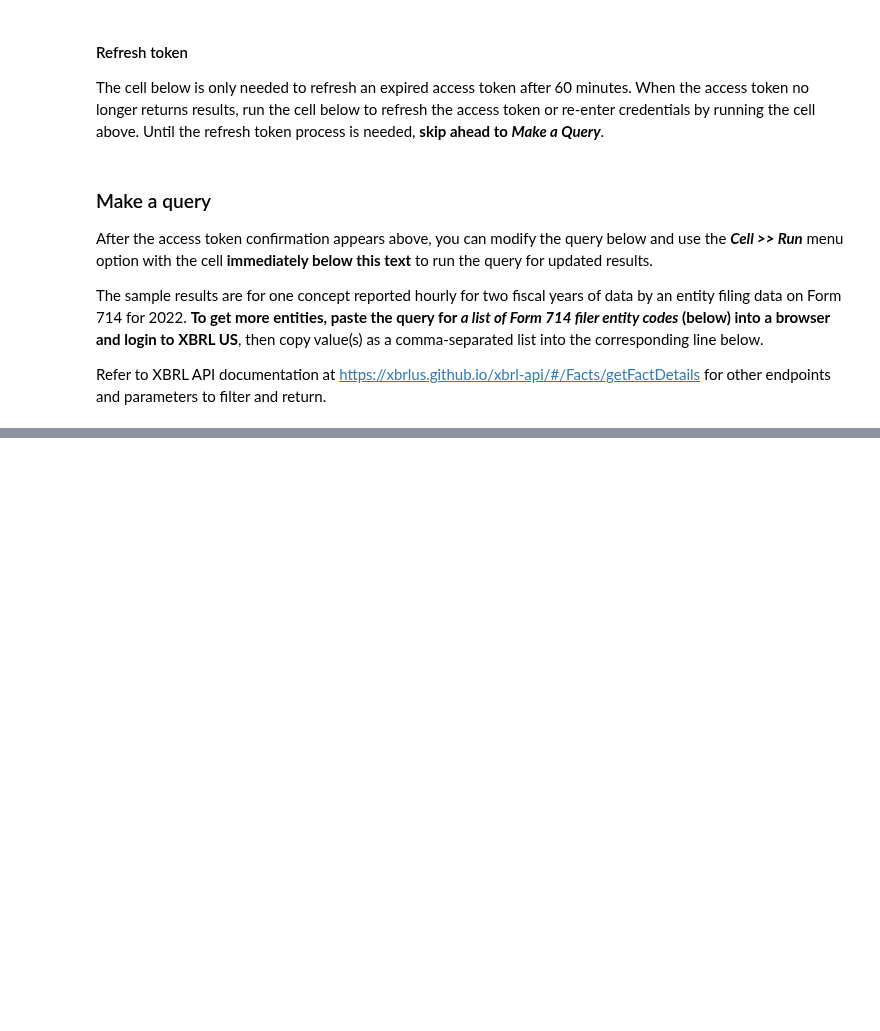
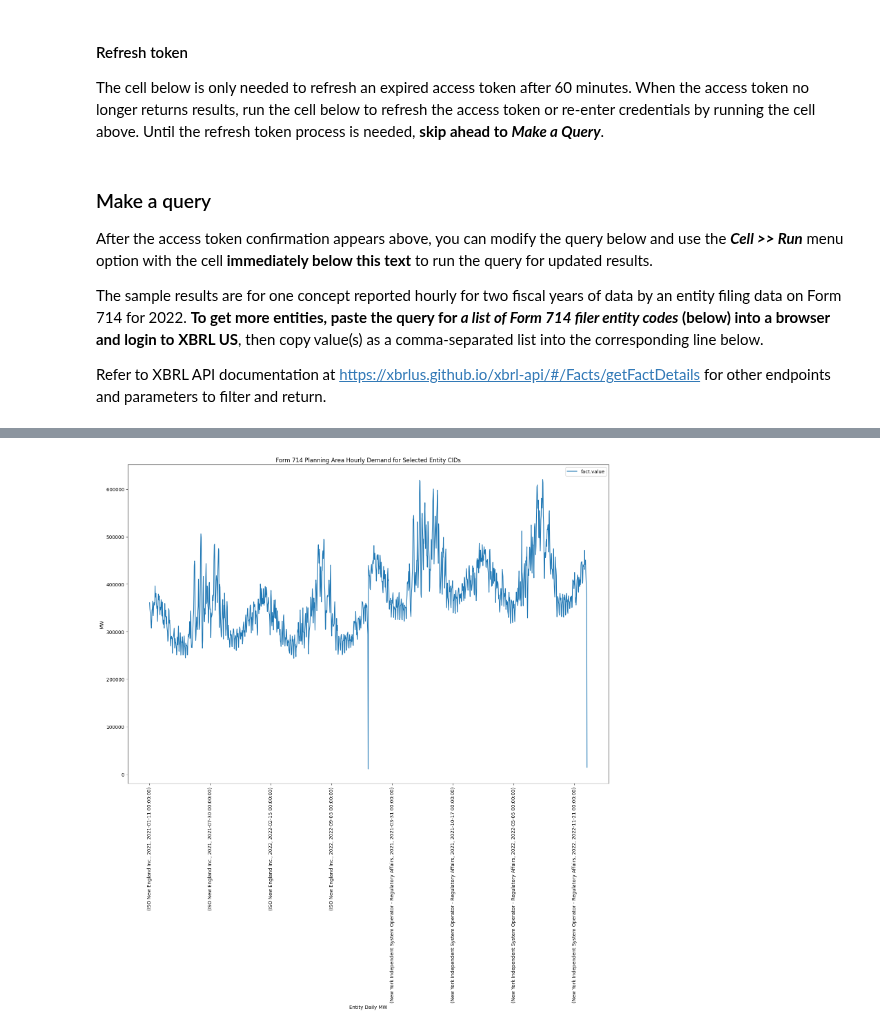
Before and after one commit to xbrlus/xbrl-api-ipynb, a Jupyter notebook: xbrl_us_api_ferc_mw_by_hour.ipynb, the cells around one changed output, grey strips where cells are left out. Saved outputs shown, nothing was run; the diff lists cells and outputs as text; code cells hidden in the pictures; blank space fills up the shorter version.

```diff
--- a/xbrl_us_api_ferc_mw_by_hour.ipynb
+++ b/xbrl_us_api_ferc_mw_by_hour.ipynb
@@ -214,3 +209,11 @@ https://api.xbrl.us/api/v1/fact/search?report.document-type=714&concept.local-na
+# %%
+# resample hourly data to daily sum and plot by entity
+grouped = df.groupby(['entity.name','period.fiscal-year']).resample('d').sum()
+fig, ax = plt.subplots(figsize=(18,12))
+grouped.plot(kind='line',  y = "fact.value", ax=ax, rot=90, xlabel = "Entity Daily MW", ylabel="MW", title="Form 714 Planning Area Hourly Demand for Selected Entity CIDs")
+plt.show()
+# %% [output]
+[figure, added]
 # %%
 # If you run this program locally, you can save the output to a file on your computer (modify D:\results.csv to your system)
 df.to_csv(r"D:\results.csv",sep=",")
```
Also changed, not shown: parts of 2 cells of this notebook.
